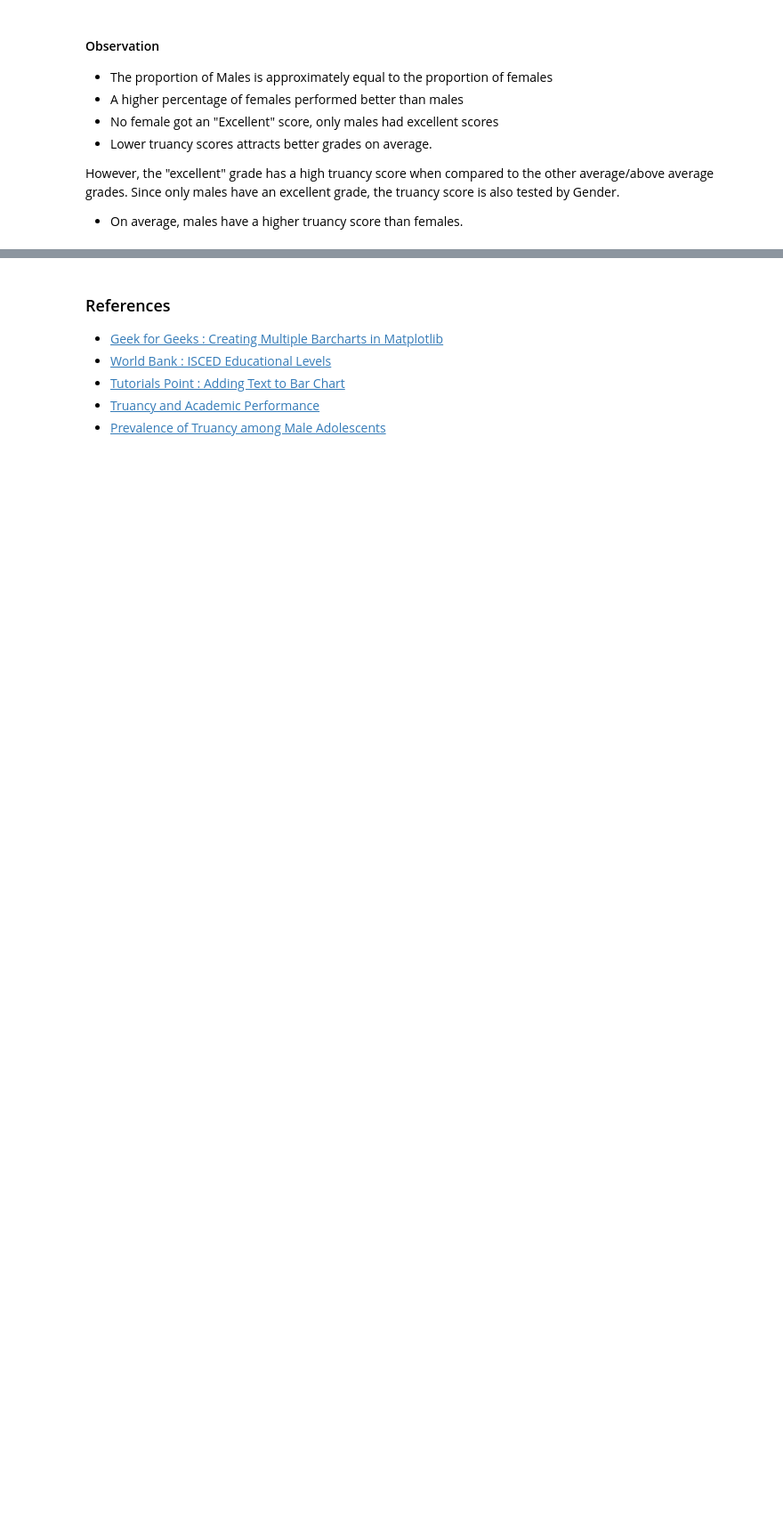
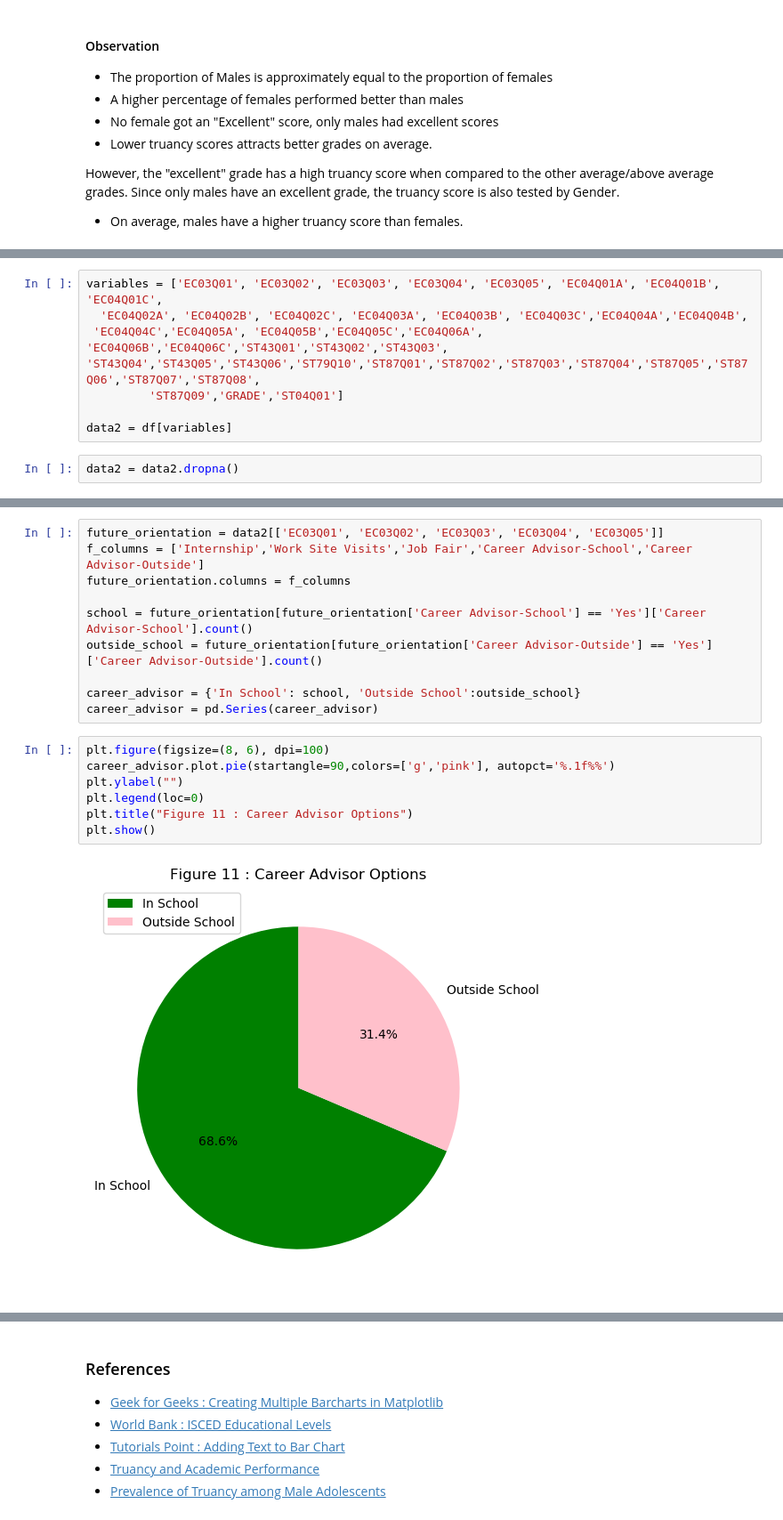
Before and after one commit to awojidetola/Udacity-Data-Analysis-ND, a Jupyter notebook: PISA 2012 Analysis/Combination 1.ipynb, the cells around one changed output, grey strips where cells are left out. Shown at 89% size. Saved outputs shown, nothing was run; the diff lists cells and outputs as text; blank space fills up the shorter version.

```diff
--- a/PISA 2012 Analysis/Combination 1.ipynb
+++ b/PISA 2012 Analysis/Combination 1.ipynb
@@ -424,0 +471,10 @@ However, the "excellent" grade has a high truancy score when compared to the oth
+# %%
+variables = ['EC03Q01', 'EC03Q02', 'EC03Q03', 'EC03Q04', 'EC03Q05', 'EC04Q01A', 'EC04Q01B', 'EC04Q01C',
+  'EC04Q02A', 'EC04Q02B', 'EC04Q02C', 'EC04Q03A', 'EC04Q03B', 'EC04Q03C','EC04Q04A','EC04Q04B',
+ 'EC04Q04C','EC04Q05A', 'EC04Q05B','EC04Q05C','EC04Q06A', 'EC04Q06B','EC04Q06C','ST43Q01','ST43Q02','ST43Q03',
+'ST43Q04','ST43Q05','ST43Q06','ST79Q10','ST87Q01','ST87Q02','ST87Q03','ST87Q04','ST87Q05','ST87Q06','ST87Q07','ST87Q08',
+         'ST87Q09','GRADE','ST04Q01']
+
+data2 = df[variables]
+# %%
+data2 = data2.dropna()
@@ -424,0 +491,19 @@ However, the "excellent" grade has a high truancy score when compared to the oth
+# %%
+future_orientation = data2[['EC03Q01', 'EC03Q02', 'EC03Q03', 'EC03Q04', 'EC03Q05']]
+f_columns = ['Internship','Work Site Visits','Job Fair','Career Advisor-School','Career Advisor-Outside']
+future_orientation.columns = f_columns
+
+school = future_orientation[future_orientation['Career Advisor-School'] == 'Yes']['Career Advisor-School'].count()
+outside_school = future_orientation[future_orientation['Career Advisor-Outside'] == 'Yes']['Career Advisor-Outside'].count()
+
+career_advisor = {'In School': school, 'Outside School':outside_school}
+career_advisor = pd.Series(career_advisor)
+# %%
+plt.figure(figsize=(8, 6), dpi=100)
+career_advisor.plot.pie(startangle=90,colors=['g','pink'], autopct='%.1f%%')
+plt.ylabel("")
+plt.legend(loc=0)
+plt.title("Figure 11 : Career Advisor Options")
+plt.show()
+# %% [output]
+[figure, added]
```
Also changed, not shown: parts of 17 cells of this notebook.
